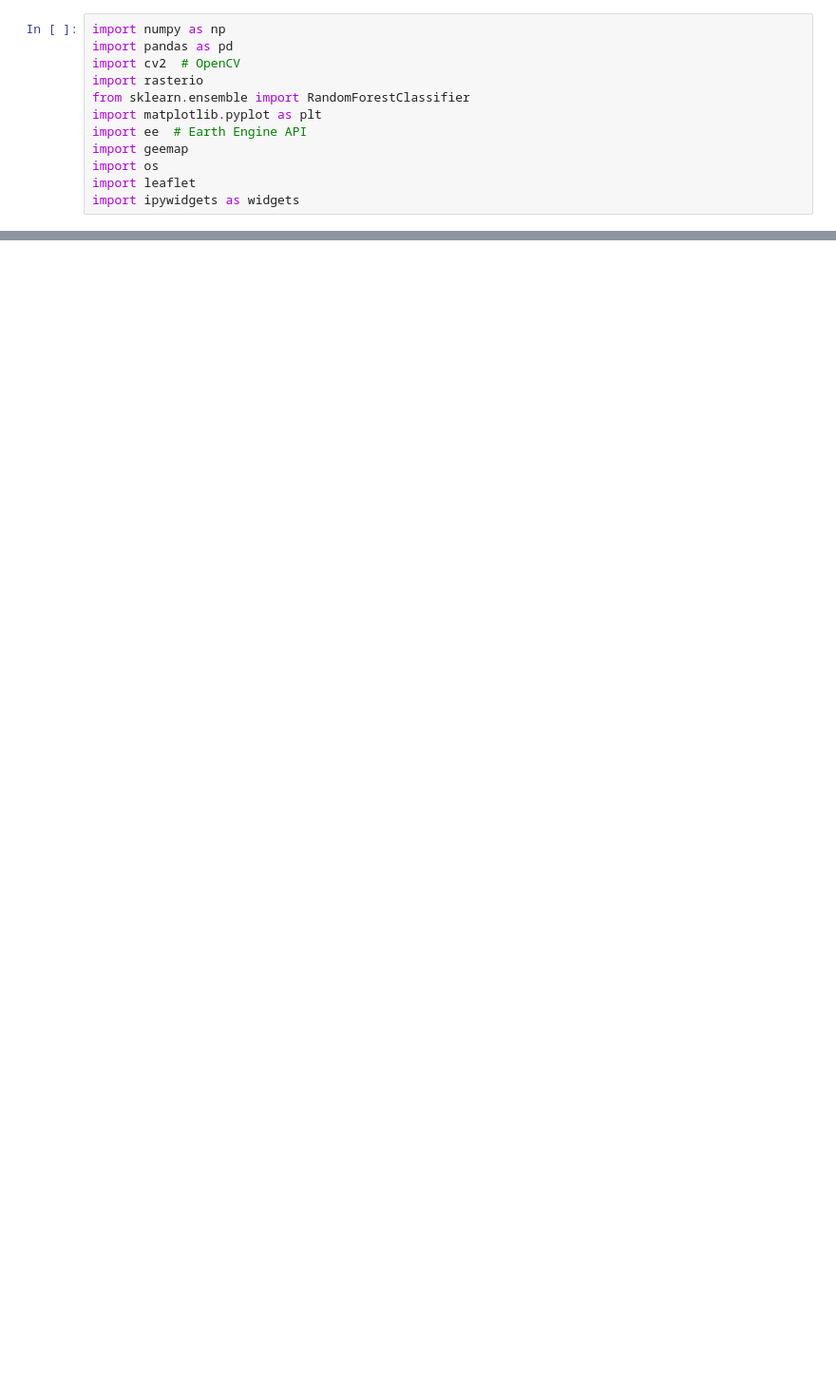
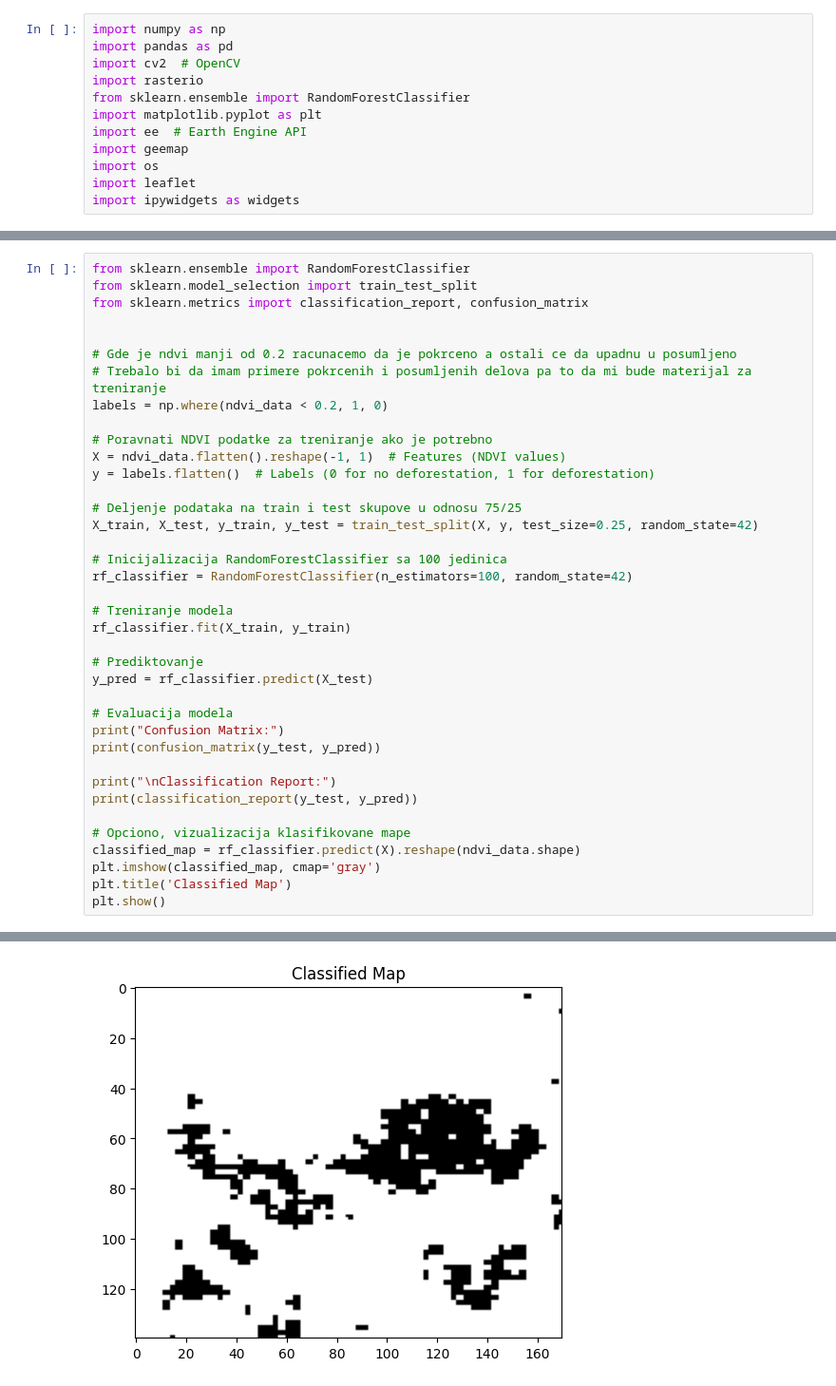
Before and after one commit to vukasinovic21/DetekcijaSuma, a Jupyter notebook: projekat.ipynb, the cells around one changed output, grey strips where cells are left out. Shown: that part at 95% size. Cells and saved outputs as stored; diff of their text form; blank space fills up the shorter version.

```diff
--- a/projekat.ipynb
+++ b/projekat.ipynb
@@ -111,0 +219,39 @@ plt.show()
+# %%
+from sklearn.ensemble import RandomForestClassifier
+from sklearn.model_selection import train_test_split
+from sklearn.metrics import classification_report, confusion_matrix
+
+
+# Gde je ndvi manji od 0.2 racunacemo da je pokrceno a ostali ce da upadnu u posumljeno
+# Trebalo bi da imam primere pokrcenih i posumljenih delova pa to da mi bude materijal za treniranje
+labels = np.where(ndvi_data < 0.2, 1, 0)
+
+# Poravnati NDVI podatke za treniranje ako je potrebno
+X = ndvi_data.flatten().reshape(-1, 1)  # Features (NDVI values)
+y = labels.flatten()  # Labels (0 for no deforestation, 1 for deforestation)
+
+# Deljenje podataka na train i test skupove u odnosu 75/25
+X_train, X_test, y_train, y_test = train_test_split(X, y, test_size=0.25, random_state=42)
+
+# Inicijalizacija RandomForestClassifier sa 100 jedinica
+rf_classifier = RandomForestClassifier(n_estimators=100, random_state=42)
+
+# Treniranje modela
+rf_classifier.fit(X_train, y_train)
+
+# Prediktovanje
+y_pred = rf_classifier.predict(X_test)
+
+# Evaluacija modela
+print("Confusion Matrix:")
+print(confusion_matrix(y_test, y_pred))
+
+print("\nClassification Report:")
+print(classification_report(y_test, y_pred))
+
+# Opciono, vizualizacija klasifikovane mape
+classified_map = rf_classifier.predict(X).reshape(ndvi_data.shape)
+plt.imshow(classified_map, cmap='gray')
+plt.title('Classified Map')
+plt.show()
+# %% [output]
@@ -111,0 +271 @@ plt.show()
+[figure, added]
```
Also changed, not shown: parts of 9 cells of this notebook, 2 other files.
